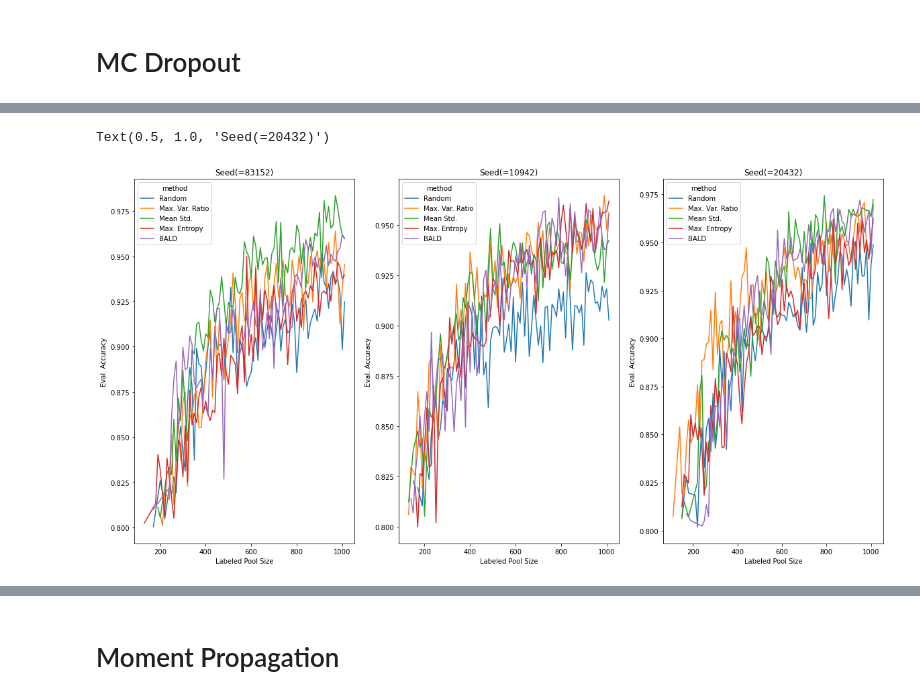
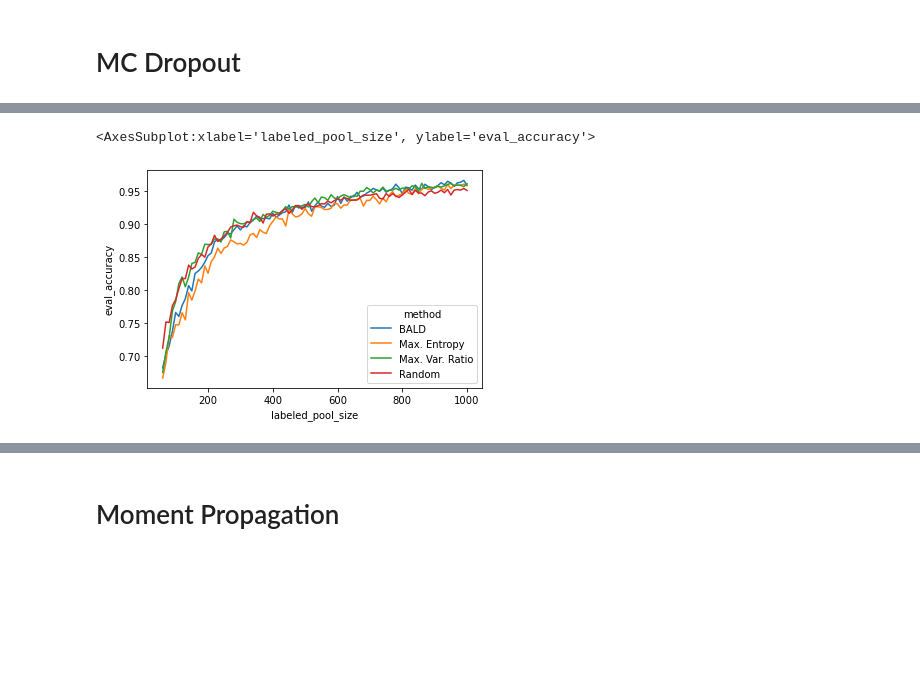
Before and after one commit to ExLeonem/master-thesis-code, a Jupyter notebook: wp/notebooks/experiments/mnist/fchollet.ipynb, the cells around one changed output, grey strips where cells are left out. Drawn from its saved outputs; the diff is of its cells as text; code cells hidden in the pictures; blank space fills up the shorter version.

Commit message:
update mnist experiment setup

```diff
--- a/wp/notebooks/experiments/mnist/fchollet.ipynb
+++ b/wp/notebooks/experiments/mnist/fchollet.ipynb
@@ -18,5 +21,6 @@ from utils import MetricsTransformer
 # %%
 dtypes = {
+    "run": int,
     "iteration": int,
     "train_time": float,
     "eval_loss": float,
@@ -76,7 +60,6 @@ def plot_seed_runs(experiment_frames):
 
     plt.tight_layout(pad=2)
 # %%
-base_experiment_path = os.path.join(METRICS_PATH, "mnist_runs", "mc")
-experiment_dirs = os.listdir(base_experiment_path)
-experiment_frames = load_frames_from_dirs(experiment_dirs)
-plot_seed_runs(experiment_frames)
+base_experiment_path = os.path.join(METRICS_PATH, "mnist")
+metrics_handler = ExperimentSuitMetrics(base_experiment_path)
+mc_df = MetricsTransformer.load_from_dir(metrics_handler, "mc_dropout", dtype=dtypes)
@@ -85,0 +75,5 @@ plot_seed_runs(experiment_frames)
+# %%
+%autoreload 2
+df_mc_method = Frame.split_by(mc_df, "method")
+df_mc_mean = Frame.mean(df_mc_method, "iteration", ["method", "model"])
+df_mc_mean[0].head()
@@ -85,0 +90,3 @@ plot_seed_runs(experiment_frames)
+# %%
+baseline_acc = df_mc_mean[4]["eval_accuracy"].to_numpy()
+bald_acc = df_mc_mean[0]["eval_accuracy"].to_numpy()
@@ -85,0 +103,9 @@ plot_seed_runs(experiment_frames)
+# %%
+result = leff(bald_acc, baseline_acc)
+
+merged_frames = pd.concat([df_mc_mean[0], df_mc_mean[1], df_mc_mean[2], df_mc_mean[4]])
+selector = merged_frames["labeled_pool_size"]>50
+sns.lineplot(data=merged_frames[selector], x="labeled_pool_size", y="eval_accuracy", hue="method")
+# %% [output]
+<AxesSubplot:xlabel='labeled_pool_size', ylabel='eval_accuracy'>
+[figure, added]
@@ -103,9 +137,6 @@ sns.lineplot(ax=ax[2], data = experiment_frames["20432"][acc_filter], x="labeled
 ax[2].set_xlabel("Labeled Pool Size")
 ax[2].set_ylabel("Eval. Accuracy")
 ax[2].set_title("Seed(=20432)")
-# %% [output]
-Text(0.5, 1.0, 'Seed(=20432)')
-[figure, removed]
 # %%
 columns = ["eval_loss", "eval_accuracy", "query_time", "labeled_pool_size", "unlabeled_pool_size"]
 
```
Also changed, not shown: parts of 30 cells of this notebook, 11 other files.
